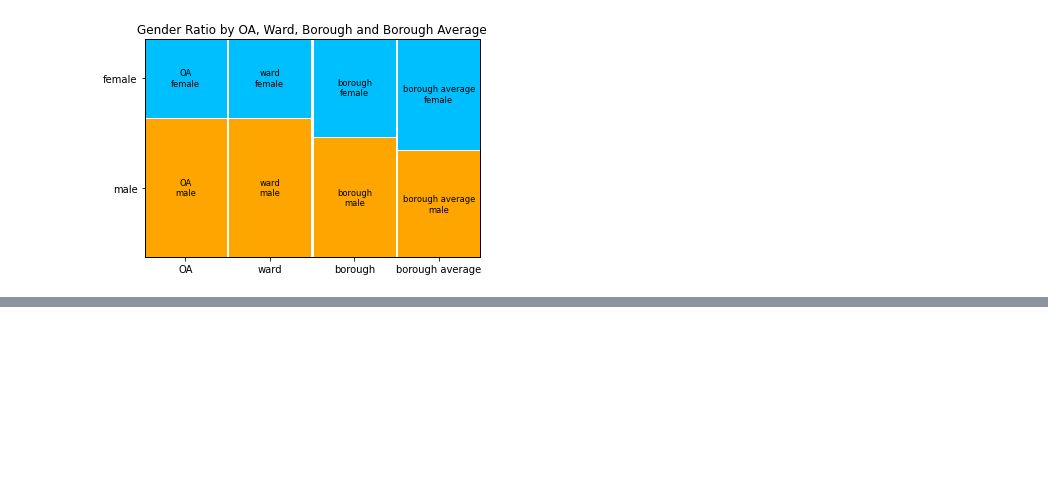
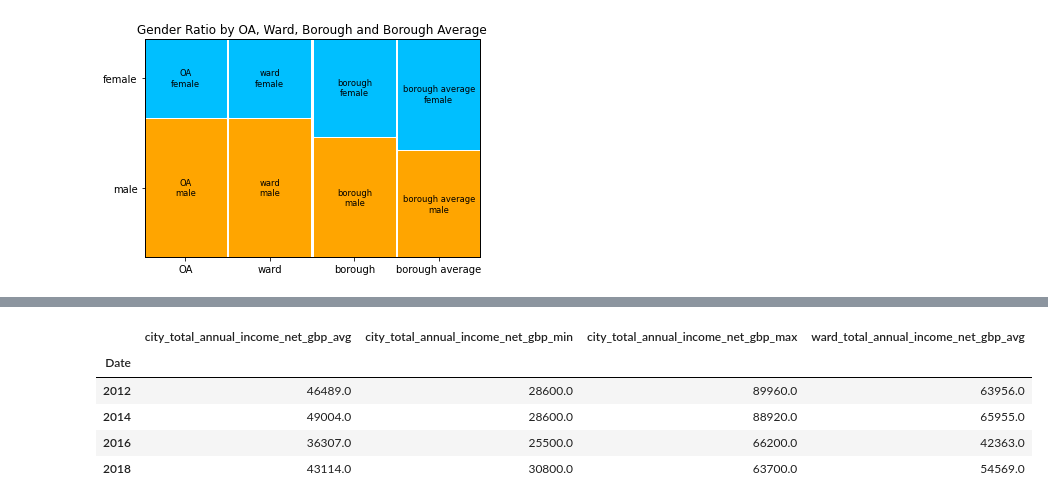
Before and after one commit to neal-bamford/sd-map-streamlit, a Jupyter notebook: SD_Map_Dev.ipynb, the cells around one changed output, grey strips where cells are left out. Saved outputs shown, nothing was run; the diff lists cells and outputs as text; code cells hidden in the pictures; blank space fills up the shorter version.

```diff
--- a/SD_Map_Dev.ipynb
+++ b/SD_Map_Dev.ipynb
@@ -237,0 +300,48 @@ MultiIndex([(  'male', 'yes'),
+# %%
+## Income for a given post_code -> ward_name -> borough
+##
+## ward_name will give us the parent msoa so we can get the income for each year within that msoa
+
+year_from = 2012
+year_to   = 2018
+
+
+db_conn = get_db_conn()
+
+city_income_min_max_avg_sql ="""
+SELECT [Date] 						                AS [Date]
+      , ROUND(AVG([total_annual_income_net_gbp]),0) AS [city_total_annual_income_net_gbp_avg]
+      , ROUND(MIN([total_annual_income_net_gbp]),0) AS [city_total_annual_income_net_gbp_min]
+      , ROUND(MAX([total_annual_income_net_gbp]),0) AS [city_total_annual_income_net_gbp_max]
+FROM income_uk_ons 		 INC
+WHERE [MSOA] IN (SELECT DISTINCT [LPC].[MSOA] FROM IDX_LONDONPOSTCODES LPC)
+AND   CONVERT(int, [Date]) BETWEEN {} AND {}
+GROUP BY [Date]
+ORDER BY [Date] ASC;
+""".format(year_from, year_to)
+
+city_min_max_avg_df = pd.read_sql_query(city_income_min_max_avg_sql, db_conn, index_col="Date")
+# log.debug(city_min_max_avg_df.head())
+
+if 1==1:
+    ward_income_avg_sql = """
+    SELECT [Date] 						                AS [Date]
+          , ROUND(AVG([total_annual_income_net_gbp]),0) AS [ward_total_annual_income_net_gbp_avg]
+    FROM income_uk_ons 		 INC
+       , IDX_LONDONPOSTCODES LPC
+    WHERE INC.[MSOA] = LPC.[MSOA]
+    AND   INC.[LAD]  = LPC.[LAD]
+    AND   LPC.[LAD_NAME] = '{}'
+    AND   LPC.[WARD_NAME] = '{}'
+    AND   CONVERT(int, [Date]) BETWEEN {} AND {}
+    GROUP BY [Date];
+    """.format("Merton", "Abbey", year_from, year_to)
+
+    ward_avg_df = pd.read_sql_query(ward_income_avg_sql, db_conn, index_col="Date")
+    # log.debug(ward_avg_df.head())
+
+db_conn.close()
+
+city_ward_min_max_avg_wide_df = pd.concat([city_min_max_avg_df, ward_avg_df], axis=1)
+city_ward_min_max_avg_wide_df
+# %% [output]
@@ -237,0 +349,6 @@ MultiIndex([(  'male', 'yes'),
+|  | city_total_annual_income_net_gbp_avg | city_total_annual_income_net_gbp_min | city_total_annual_income_net_gbp_max | ward_total_annual_income_net_gbp_avg |
+| Date |  |  |  |  |
+| 2012 | 46489.0 | 28600.0 | 89960.0 | 63956.0 |
+| 2014 | 49004.0 | 28600.0 | 88920.0 | 65955.0 |
+| 2016 | 36307.0 | 25500.0 | 66200.0 | 42363.0 |
+| 2018 | 43114.0 | 30800.0 | 63700.0 | 54569.0 |
```
Also changed, not shown: parts of 9 cells of this notebook, 17 other files.
